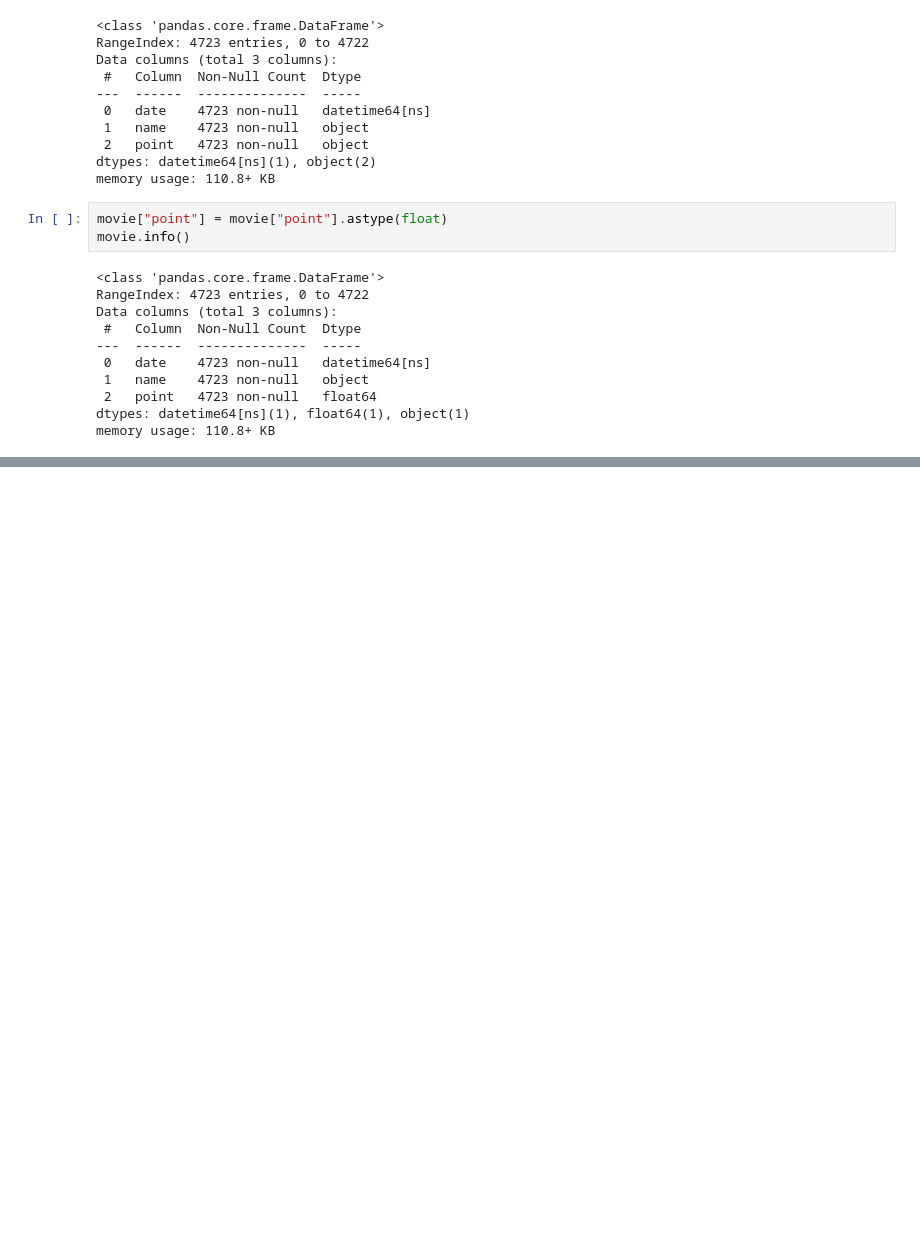
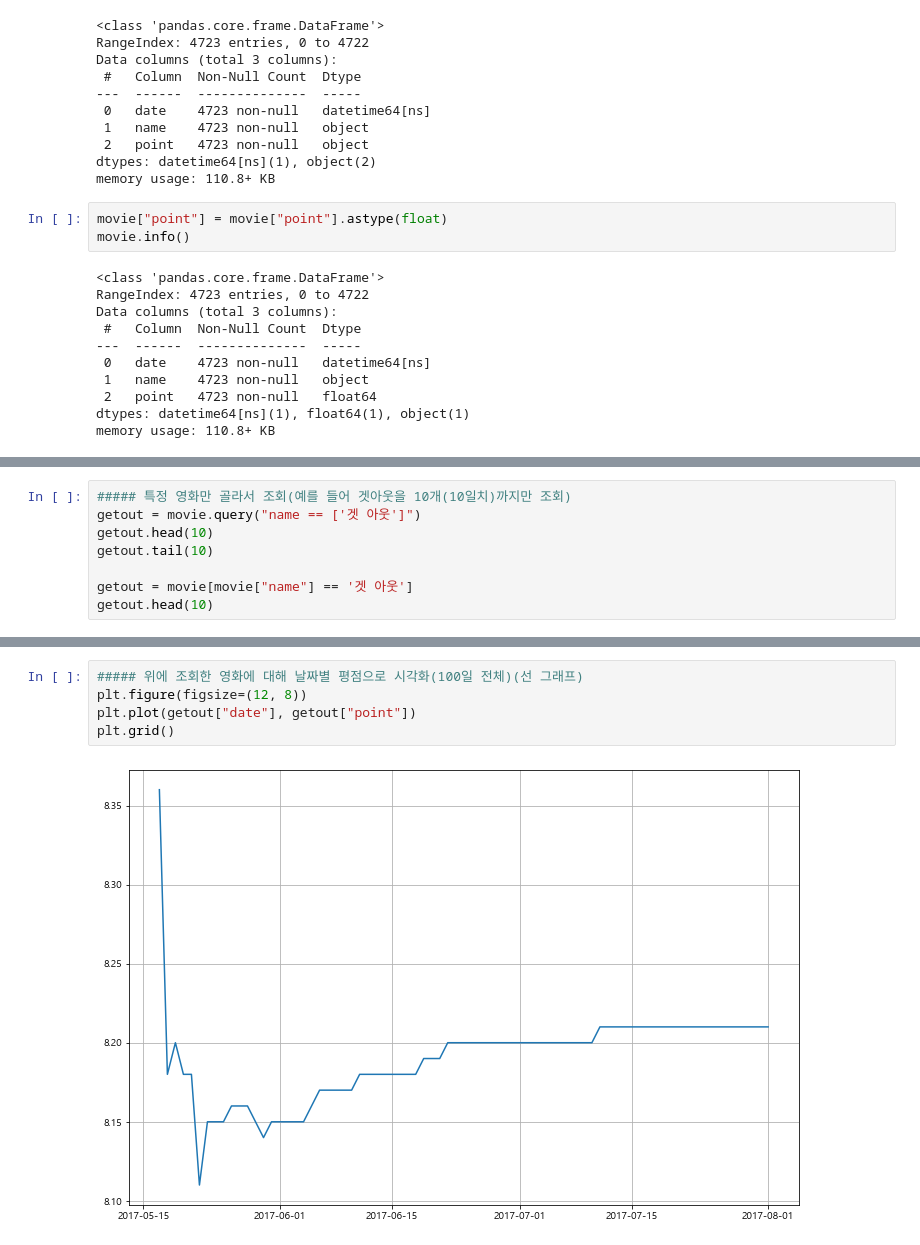
Before and after one commit to NikeLee/pythonwork, a Jupyter notebook: analysis/8_WebCrawling_Example.ipynb, the cells around one changed output, grey strips where cells are left out. Saved outputs shown, nothing was run; the diff lists cells and outputs as text; blank space fills up the shorter version.

```diff
--- a/analysis/8_WebCrawling_Example.ipynb
+++ b/analysis/8_WebCrawling_Example.ipynb
@@ -394,0 +405,8 @@ memory usage: 110.8+ KB
+# %%
+##### 특정 영화만 골라서 조회(예를 들어 겟아웃을 10개(10일치)까지만 조회)
+getout = movie.query("name == ['겟 아웃']")
+getout.head(10)
+getout.tail(10)
+
+getout = movie[movie["name"] == '겟 아웃']
+getout.head(10)
@@ -394,0 +425,7 @@ memory usage: 110.8+ KB
+# %%
+##### 위에 조회한 영화에 대해 날짜별 평점으로 시각화(100일 전체)(선 그래프)
+plt.figure(figsize=(12, 8))
+plt.plot(getout["date"], getout["point"])
+plt.grid()
+# %% [output]
+[figure, added]
```
Also changed, not shown: parts of 4 cells of this notebook, 3 other files.
